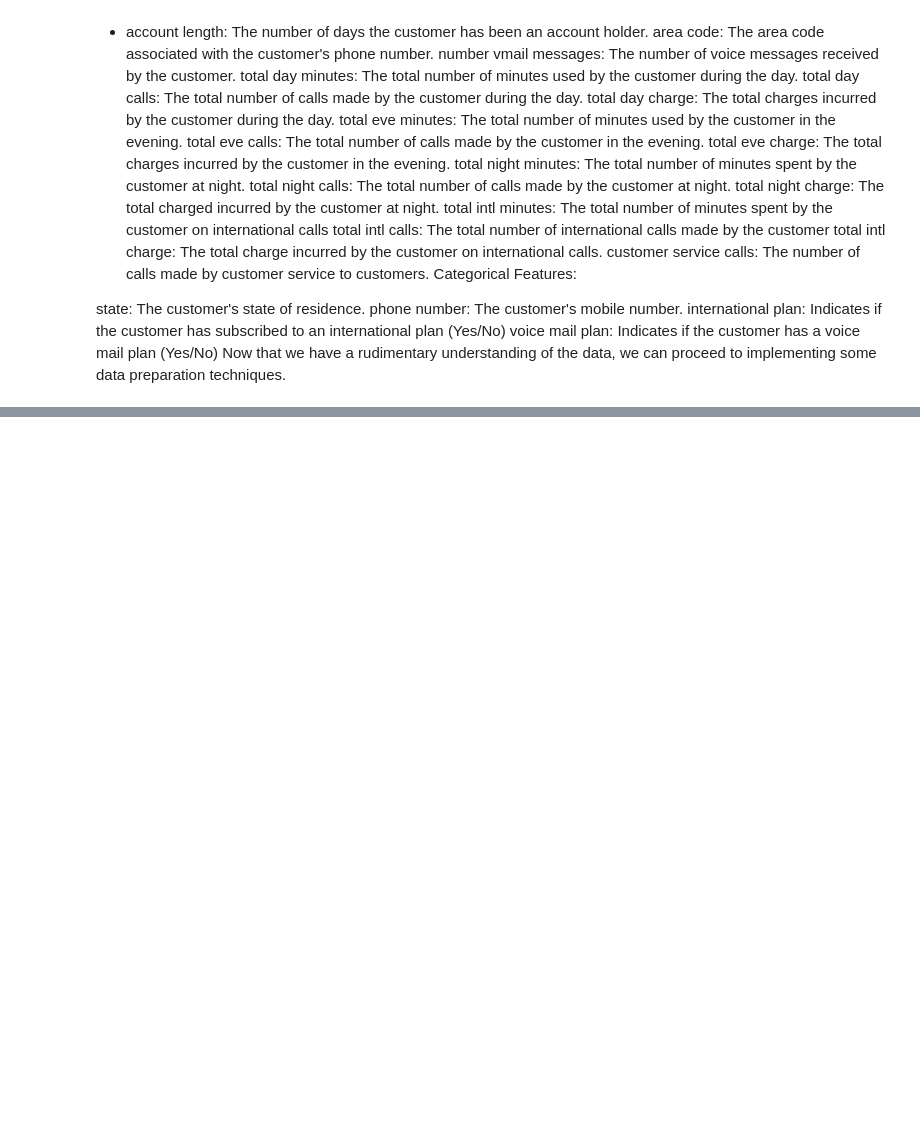
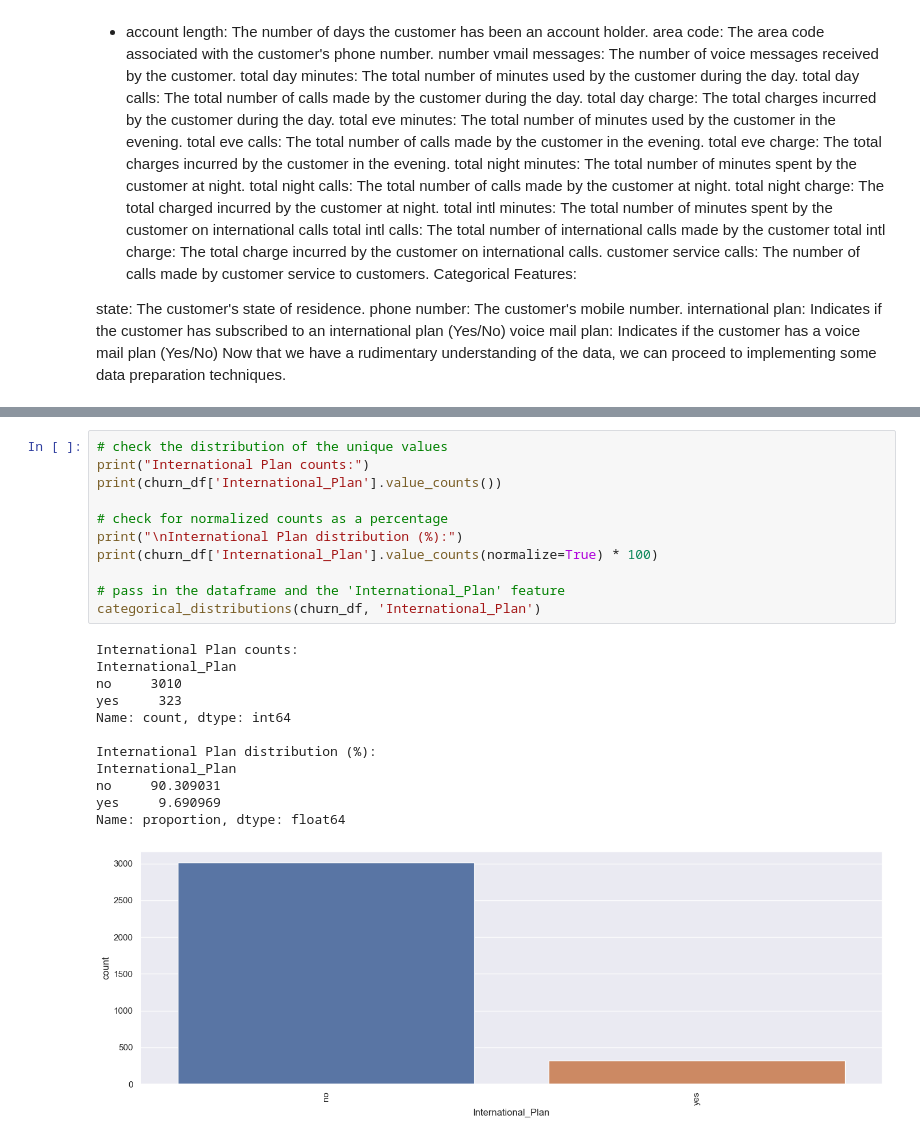
Before and after one commit to Mangelepa/Group5-phase3-project, a Jupyter notebook: phase3 project.ipynb, the cells around one changed output, grey strips where cells are left out. Drawn from its saved outputs; the diff is of its cells as text; blank space fills up the shorter version.

```diff
--- a/phase3 project.ipynb
+++ b/phase3 project.ipynb
@@ -231,0 +376,24 @@ Index(['state', 'account length', 'area code', 'international plan',
+# %%
+# check the distribution of the unique values
+print("International Plan counts:")
+print(churn_df['International_Plan'].value_counts())
+
+# check for normalized counts as a percentage
+print("\nInternational Plan distribution (%):")
+print(churn_df['International_Plan'].value_counts(normalize=True) * 100)
+
+# pass in the dataframe and the 'International_Plan' feature
+categorical_distributions(churn_df, 'International_Plan')
+# %% [output]
+International Plan counts:
+International_Plan
+no     3010
+yes     323
+Name: count, dtype: int64
+
+International Plan distribution (%):
+International_Plan
+no     90.309031
+yes     9.690969
+Name: proportion, dtype: float64
+[figure, added]
```
Also changed, not shown: parts of 64 cells of this notebook, 3 other files.
